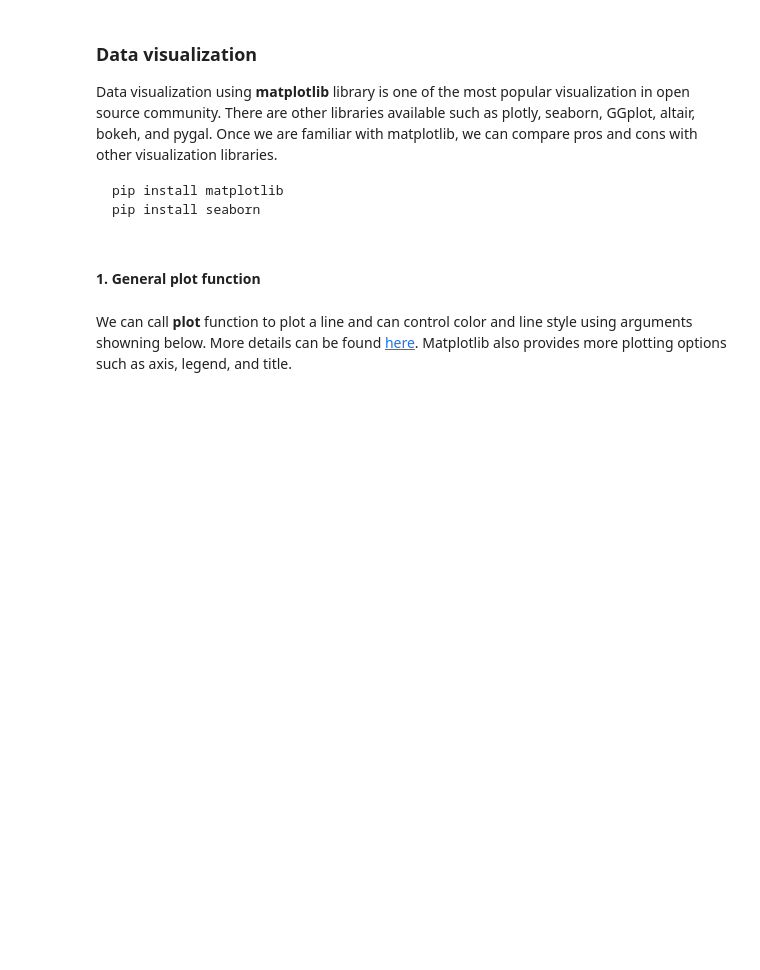
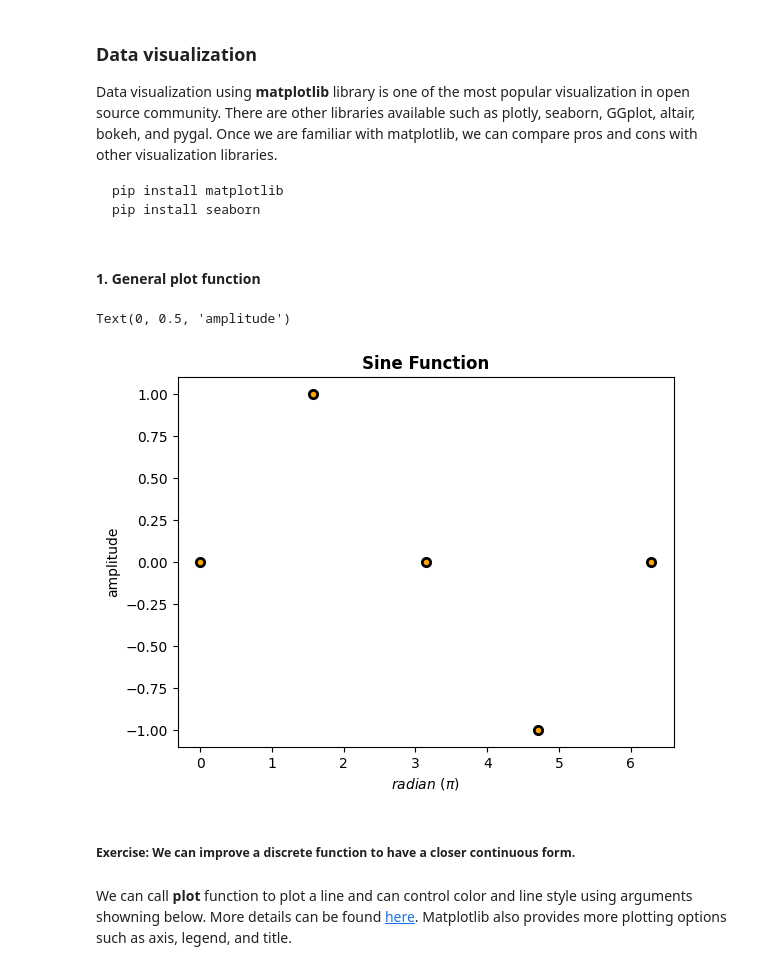
Before and after one commit to TrellixVulnTeam/ML_22_NY75, a Jupyter notebook: 08_data_visualization.ipynb, the cells around one changed output. Drawn from its saved outputs; the diff is of its cells as text; code cells hidden in the pictures; blank space fills up the shorter version.

```diff
--- a/08_data_visualization.ipynb
+++ b/08_data_visualization.ipynb
@@ -22,2 +15,21 @@ plt.plot(list_data, linestyle='dotted', color='red')
+# %%
+%matplotlib inline
+
+import matplotlib.pyplot as plt
+import numpy as np
+
+angle = np.array([0, 90, 180, 270, 360])
+x = np.deg2rad(angle) # convert degrees to radians
+y = np.sin(x) # need radian as input
+
+plt.scatter(x, y, color='orange', edgecolors='black', linewidths=2)
+plt.title('Sine Function', fontweight='bold')
+plt.xlabel(r'$radian\ (\pi)$')
+plt.ylabel('amplitude')
+# %% [output]
+Text(0, 0.5, 'amplitude')
+[figure, added]
+# %% [markdown]
+##### Exercise: We can improve a discrete function to have a closer continuous form.
 # %% [markdown]
 We can call **plot** function to plot a line and can control color and line style using arguments showning below. More details can be found [here](https://matplotlib.org/2.1.2/api/_as_gen/matplotlib.pyplot.plot.html). Matplotlib also provides more plotting options such as axis, legend, and title.
```
Also changed, not shown: parts of 15 cells of this notebook, 2 other files.
